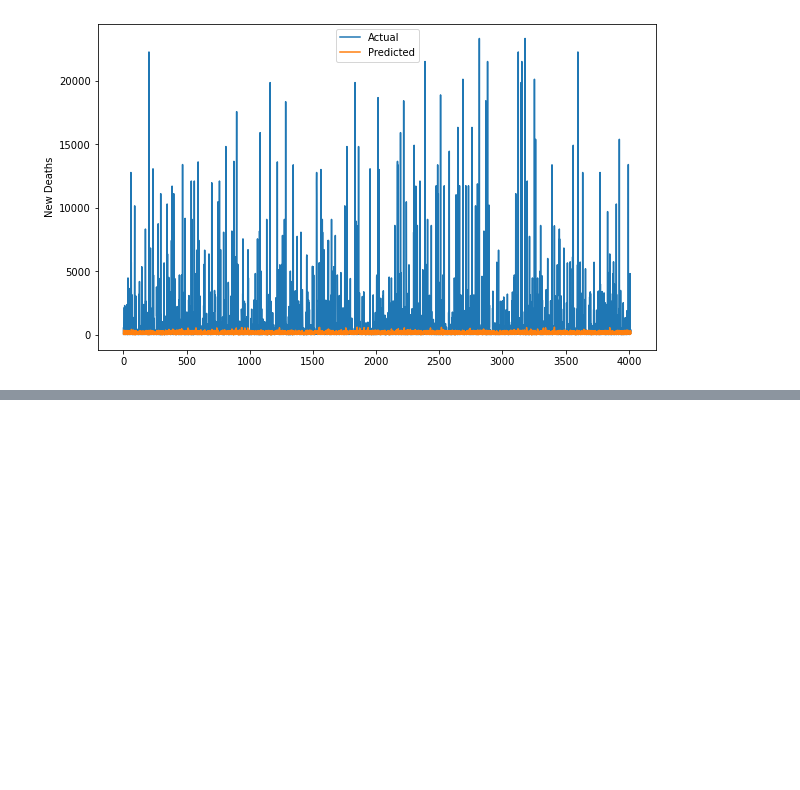
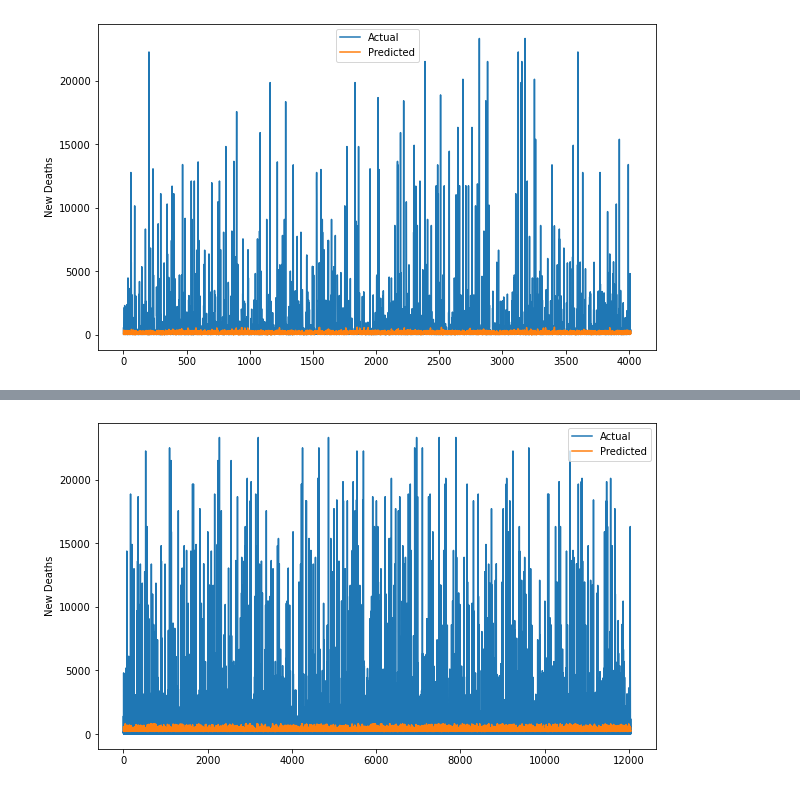
Before and after one commit to y-ginther/DS-Capstone, a Jupyter notebook: LSTMv2_c.ipynb, the cells around one changed output, grey strips where cells are left out. Cells and saved outputs as stored; diff of their text form; code cells hidden in the pictures; blank space fills up the shorter version.

Commit message:
third try fixing LSTM

```diff
--- a/LSTMv2_c.ipynb
+++ b/LSTMv2_c.ipynb
@@ -346,0 +402,17 @@ plt.show()
+# %%
+X_val_scaled = scaler.transform(X_val.reshape((X_val.shape[0], -1)))
+
+X_val_scaled = X_val_scaled.reshape((X_val.shape[0], X_val.shape[1], 1))
+# %%
+learning_rate = 0.01
+batch_size = 32
+epochs = 100
+sequence_length =13
+# %%
+inputs = keras.layers.Input(shape=(13,1))
+lstm_out = keras.layers.LSTM(32)(inputs)
+outputs = keras.layers.Dense(1)(lstm_out)
+
+model = keras.Model(inputs=inputs, outputs=outputs)
+model.compile(optimizer=keras.optimizers.Adam(learning_rate=learning_rate), loss="mae")
+model.summary()
@@ -346,0 +435,6 @@ plt.show()
+# %%
+history = model.fit(
+    x=X_train_scaled, y=y_train,
+    epochs=epochs,
+    batch_size=batch_size,
+    validation_data=(X_val_scaled, y_val))
@@ -346,0 +459,9 @@ plt.show()
+# %%
+train_pred = model.predict(X_train)
+plt.figure(figsize=(10, 6))
+plt.plot(y_train, label='Actual')
+plt.plot(train_pred, label='Predicted')
+plt.ylabel('New Deaths')
+plt.legend()
+plt.show()
+# %% [output]
@@ -346,0 +469 @@ plt.show()
+[figure, added]
```
Also changed, not shown: parts of 13 cells of this notebook.
